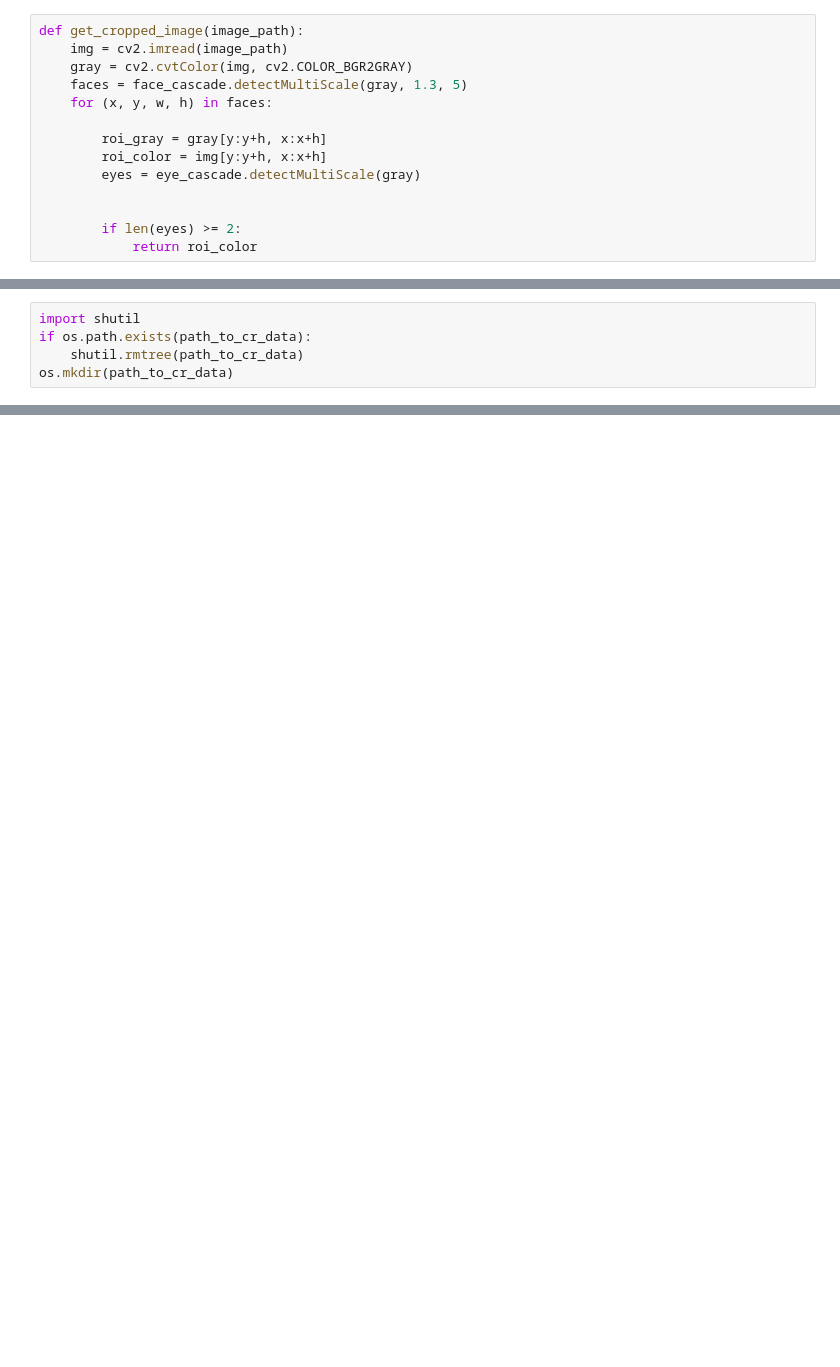
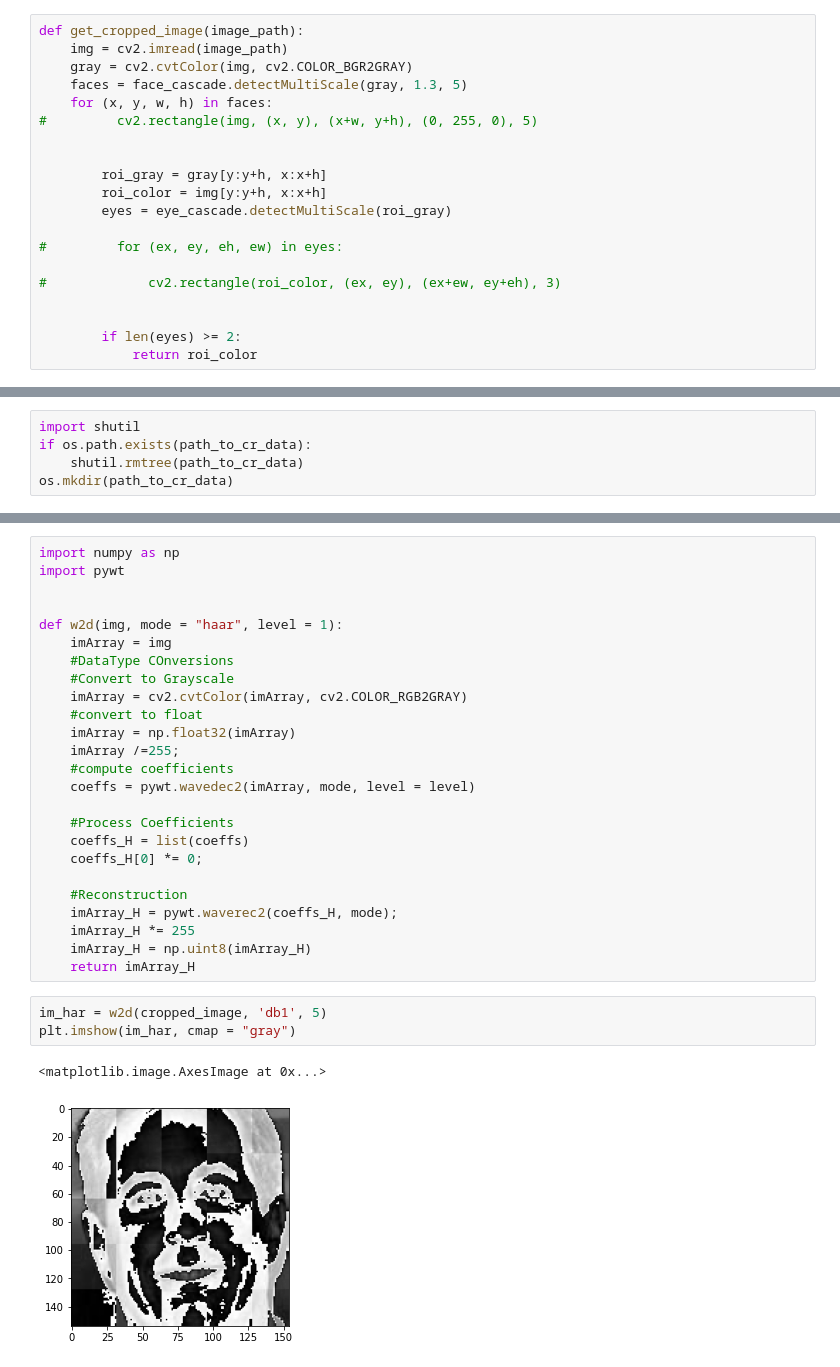
Before and after one commit to Merlin-A/image-classification-ml, a Jupyter notebook: model/image_classifier.ipynb, the cells around one changed output, grey strips where cells are left out. Saved outputs shown, nothing was run; the diff lists cells and outputs as text; blank space fills up the shorter version.

Commit message:
Commit 2
Image Scalling and Wavelet Transforms

```diff
--- a/model/image_classifier.ipynb
+++ b/model/image_classifier.ipynb
@@ -50,10 +50,16 @@ def get_cropped_image(image_path):
     gray = cv2.cvtColor(img, cv2.COLOR_BGR2GRAY)
     faces = face_cascade.detectMultiScale(gray, 1.3, 5)
     for (x, y, w, h) in faces:
+#         cv2.rectangle(img, (x, y), (x+w, y+h), (0, 255, 0), 5)
+
 
         roi_gray = gray[y:y+h, x:x+h]
         roi_color = img[y:y+h, x:x+h]
-        eyes = eye_cascade.detectMultiScale(gray)
+        eyes = eye_cascade.detectMultiScale(roi_gray)
+
+#         for (ex, ey, eh, ew) in eyes:
+
+#             cv2.rectangle(roi_color, (ex, ey), (ex+ew, ey+eh), 3)
 
 
         if len(eyes) >= 2:
@@ -122,0 +133,31 @@ jerry_seinfeld
+# %%
+import numpy as np
+import pywt
+
+
+def w2d(img, mode = "haar", level = 1):
+    imArray = img
+    #DataType COnversions
+    #Convert to Grayscale
+    imArray = cv2.cvtColor(imArray, cv2.COLOR_RGB2GRAY)
+    #convert to float
+    imArray = np.float32(imArray)
+    imArray /=255;
+    #compute coefficients
+    coeffs = pywt.wavedec2(imArray, mode, level = level)
+
+    #Process Coefficients
+    coeffs_H = list(coeffs)
+    coeffs_H[0] *= 0;
+
+    #Reconstruction
+    imArray_H = pywt.waverec2(coeffs_H, mode);
+    imArray_H *= 255
+    imArray_H = np.uint8(imArray_H)
+    return imArray_H
+# %%
+im_har = w2d(cropped_image, 'db1', 5)
+plt.imshow(im_har, cmap = "gray")
+# %% [output]
+<matplotlib.image.AxesImage at 0x...>
+[figure, added]
```
Also changed, not shown: parts of 6 cells of this notebook, 32 other files.
